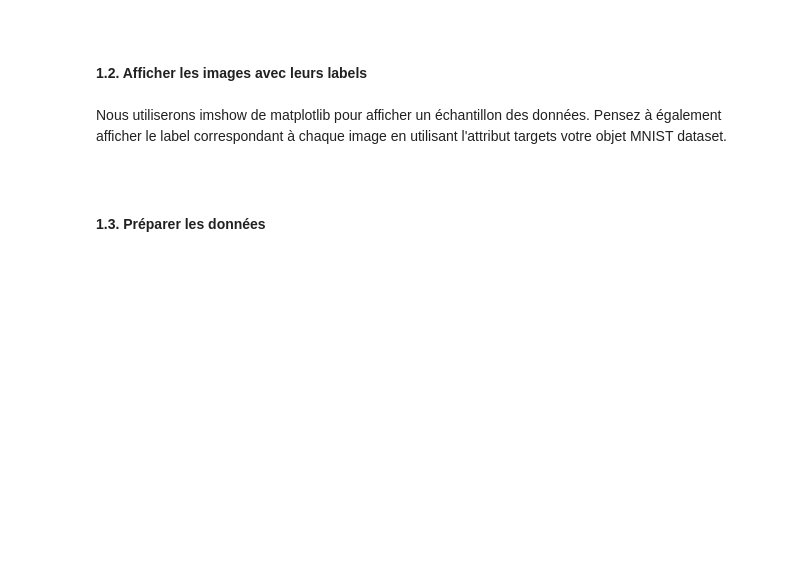
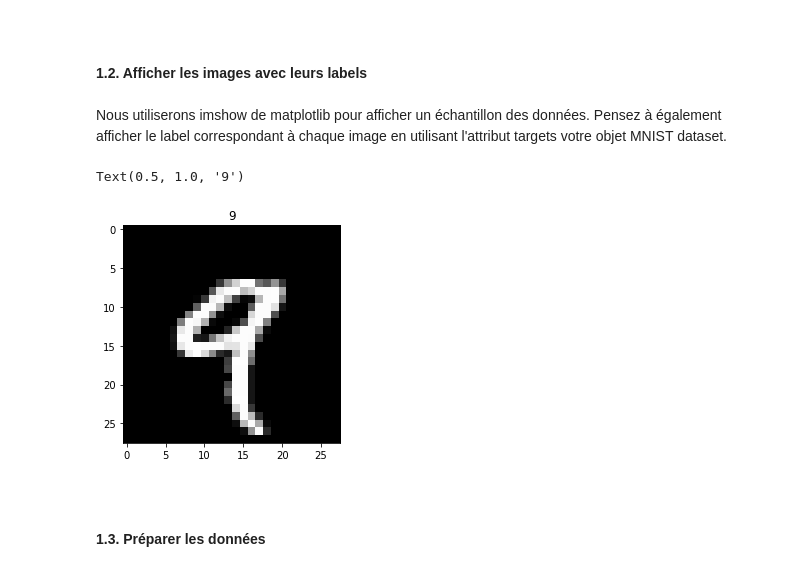
Before and after one commit to 11bender/IA_labs, a Jupyter notebook: Lab2_AI_NN.ipynb, the cells around one changed output. Drawn from its saved outputs; the diff is of its cells as text; code cells hidden in the pictures; blank space fills up the shorter version.

```diff
--- a/Lab2_AI_NN.ipynb
+++ b/Lab2_AI_NN.ipynb
@@ -266,6 +277,4 @@ N.B. Ne pas oublier de donner des noms significatifs à vos variables.
 <br>
 # %%
 # Récupérer les données d'apprentissage
-data = torchvision.datasets.MNIST(root='MNIST/processed/training.pt', train= True, transform: Optional[Callable] = None,
-                                  target_transform: Optional[Callable] = None,
-                                  download= False)
+downloaded_train = datasets.MNIST(root='./resources', train=True, download=True)
@@ -287,6 +337,12 @@ Nous utiliserons imshow de matplotlib pour afficher un échantillon des données
 import matplotlib.pyplot as plt
 # %%
 # Afficher un échantillon des images du dataset d'apprentissage avec leurs labels respectifs
+
+plt.imshow(downloaded_train.data[4], cmap="gray")
+plt.title(downloaded_train.targets[4].item())
+# %% [output]
+Text(0.5, 1.0, '9')
+[figure, added]
 # %% [markdown]
 <br></br>
 #### 1.3.  Préparer les données
```
Also changed, not shown: parts of 55 cells of this notebook.
